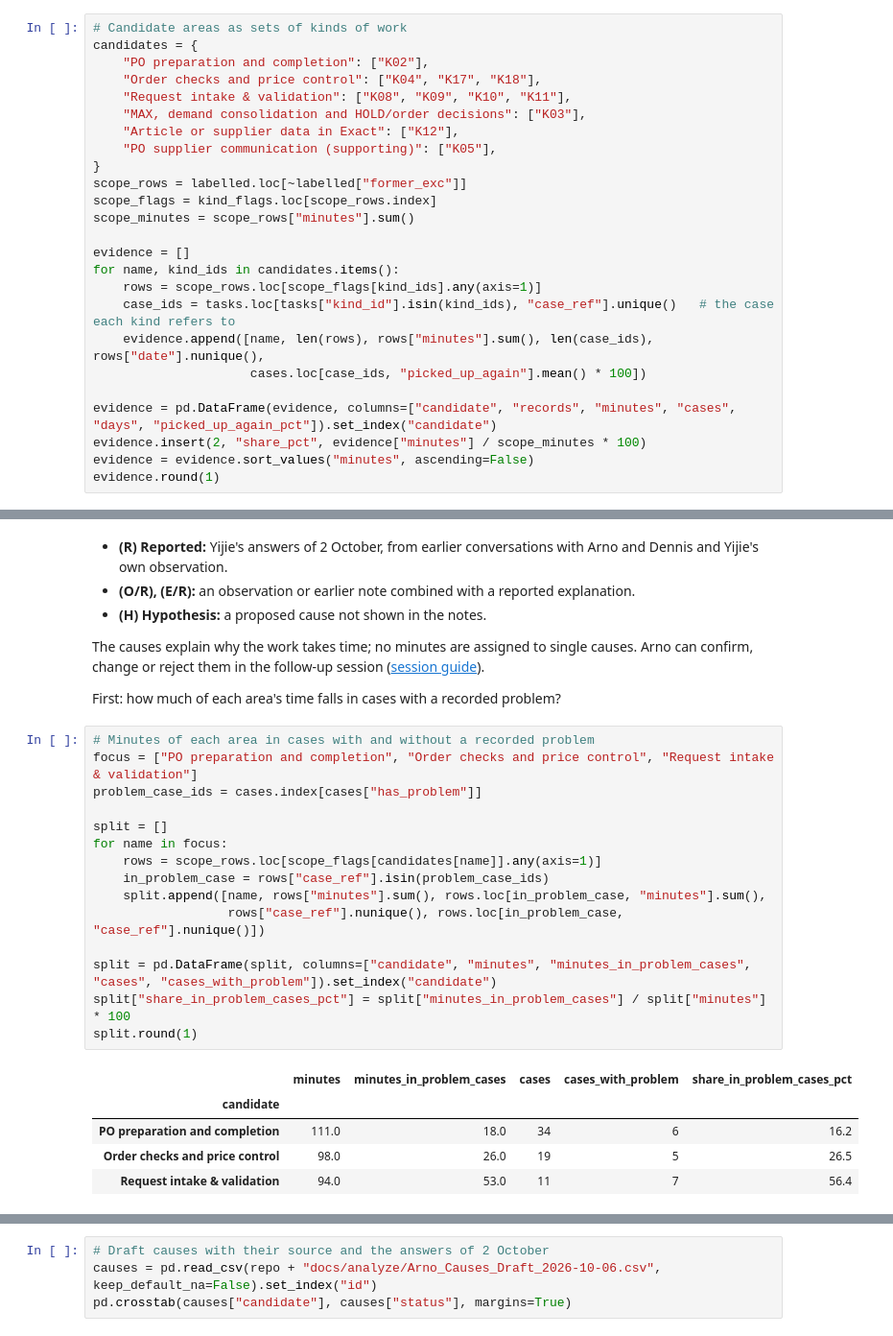
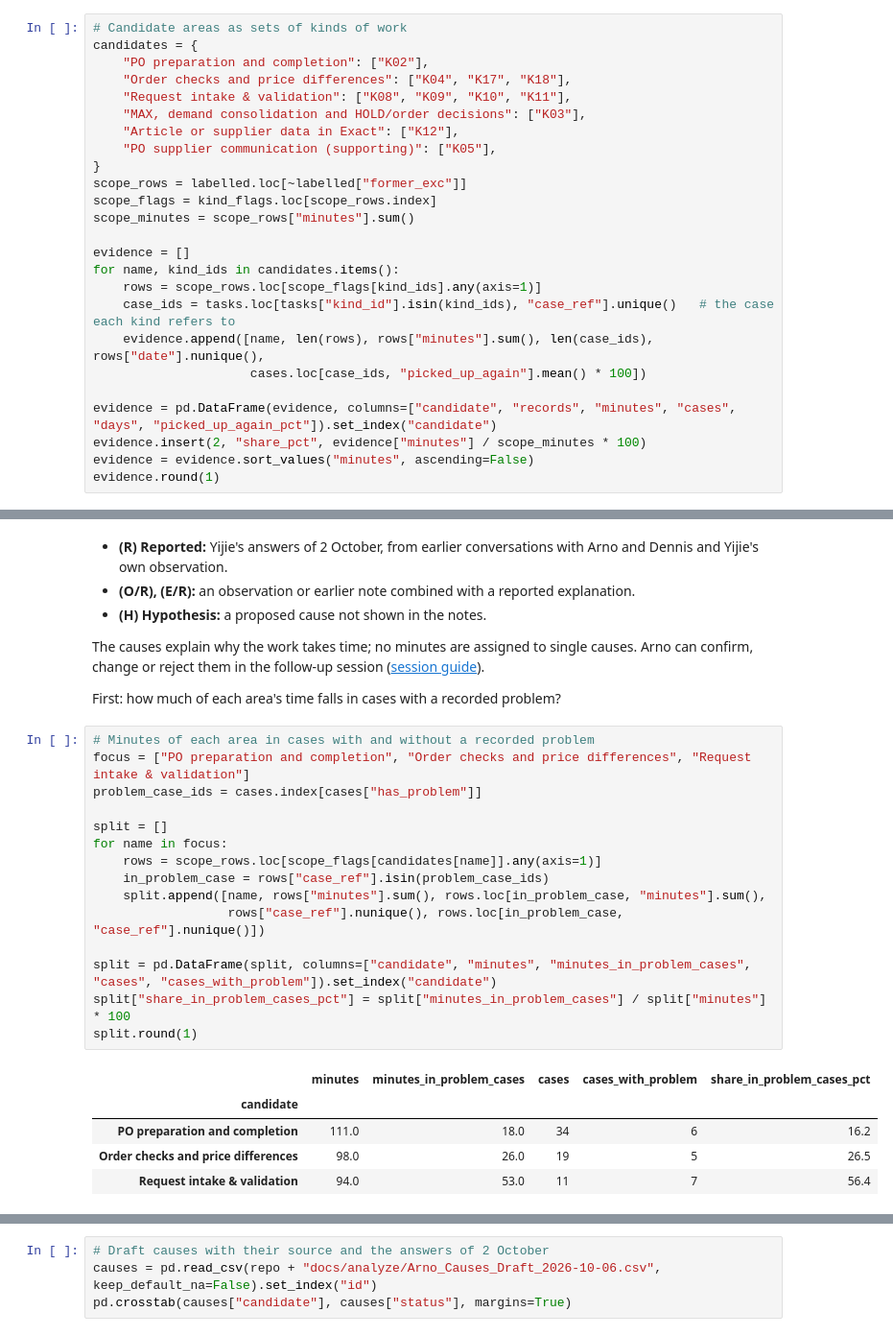
Before and after one commit to Luuuuuig/Bachelor-End-Project, a Jupyter notebook: Arno_Analysis_2026_10_02.ipynb, the cells around one changed output, grey strips where cells are left out. Shown at 96% size. Saved outputs shown, nothing was run; the diff lists cells and outputs as text.

```diff
--- a/Arno_Analysis_2026_10_02.ipynb
+++ b/Arno_Analysis_2026_10_02.ipynb
@@ -1307,7 +1303,7 @@ Each candidate area is a set of kinds of work. A record belongs to an area if it
 # Candidate areas as sets of kinds of work
 candidates = {
     "PO preparation and completion": ["K02"],
-    "Order checks and price control": ["K04", "K17", "K18"],
+    "Order checks and price differences": ["K04", "K17", "K18"],
     "Request intake & validation": ["K08", "K09", "K10", "K11"],
     "MAX, demand consolidation and HOLD/order decisions": ["K03"],
     "Article or supplier data in Exact": ["K12"],
@@ -1479,23 +1484,23 @@ The causes explain why the work takes time; no minutes are assigned to single ca
 First: how much of each area's time falls in cases with a recorded problem?
 # %%
 # Minutes of each area in cases with and without a recorded problem
-focus = ["PO preparation and completion", "Order checks and price control", "Request intake & validation"]
+focus = ["PO preparation and completion", "Order checks and price differences", "Request intake & validation"]
 problem_case_ids = cases.index[cases["has_problem"]]
 
 split = []
 for name in focus:
     rows = scope_rows.loc[scope_flags[candidates[name]].any(axis=1)]
     in_problem_case = rows["case_ref"].isin(problem_case_ids)
     split.append([name, rows["minutes"].sum(), rows.loc[in_problem_case, "minutes"].sum(),
                   rows["case_ref"].nunique(), rows.loc[in_problem_case, "case_ref"].nunique()])
 
 split = pd.DataFrame(split, columns=["candidate", "minutes", "minutes_in_problem_cases", "cases", "cases_with_problem"]).set_index("candidate")
 split["share_in_problem_cases_pct"] = split["minutes_in_problem_cases"] / split["minutes"] * 100
 split.round(1)
 # %% [output]
 |  | minutes | minutes_in_problem_cases | cases | cases_with_problem | share_in_problem_cases_pct |
 | candidate |  |  |  |  |  |
 | PO preparation and completion | 111.0 | 18.0 | 34 | 6 | 16.2 |
-| Order checks and price control | 98.0 | 26.0 | 19 | 5 | 26.5 |
+| Order checks and price differences | 98.0 | 26.0 | 19 | 5 | 26.5 |
 | Request intake & validation | 94.0 | 53.0 | 11 | 7 | 56.4 |
 # %% [markdown]
```
Also changed, not shown: parts of 24 cells of this notebook, 5 other files.
